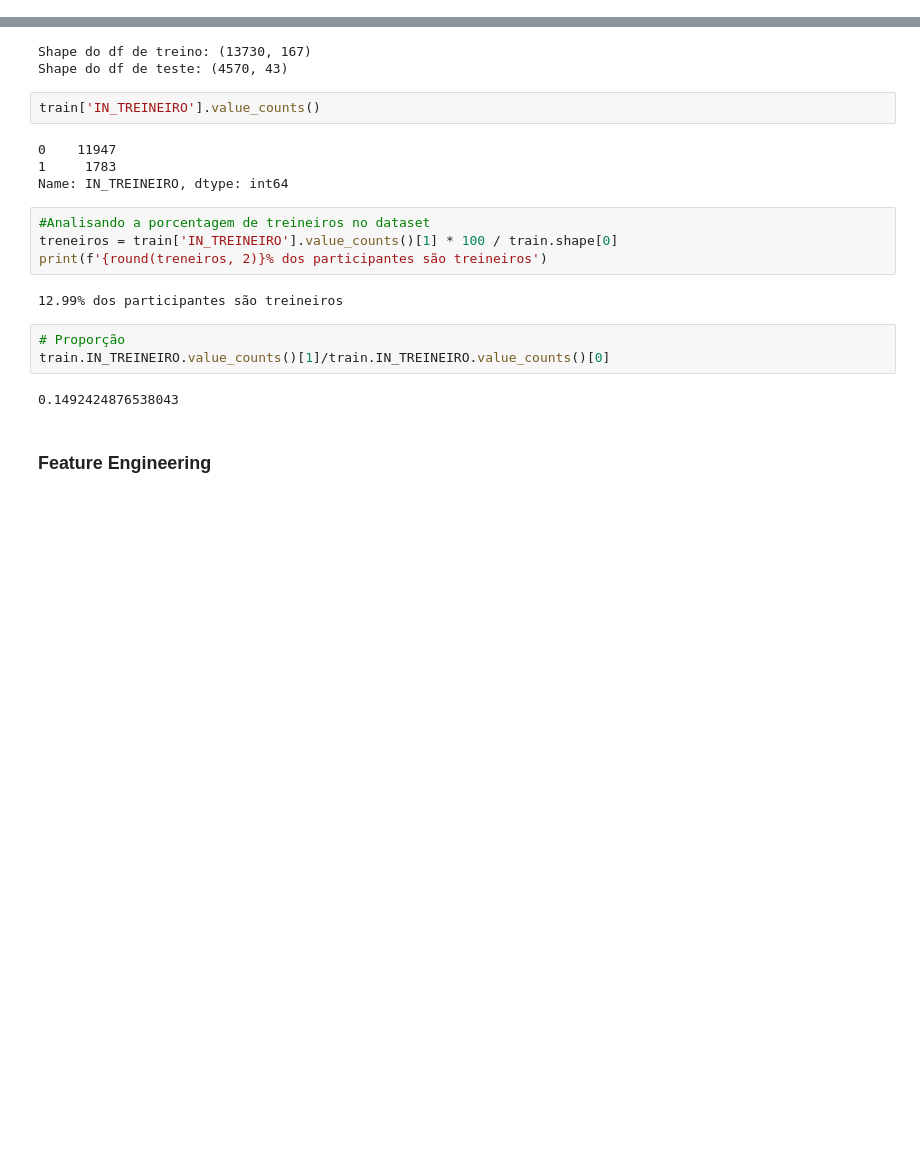
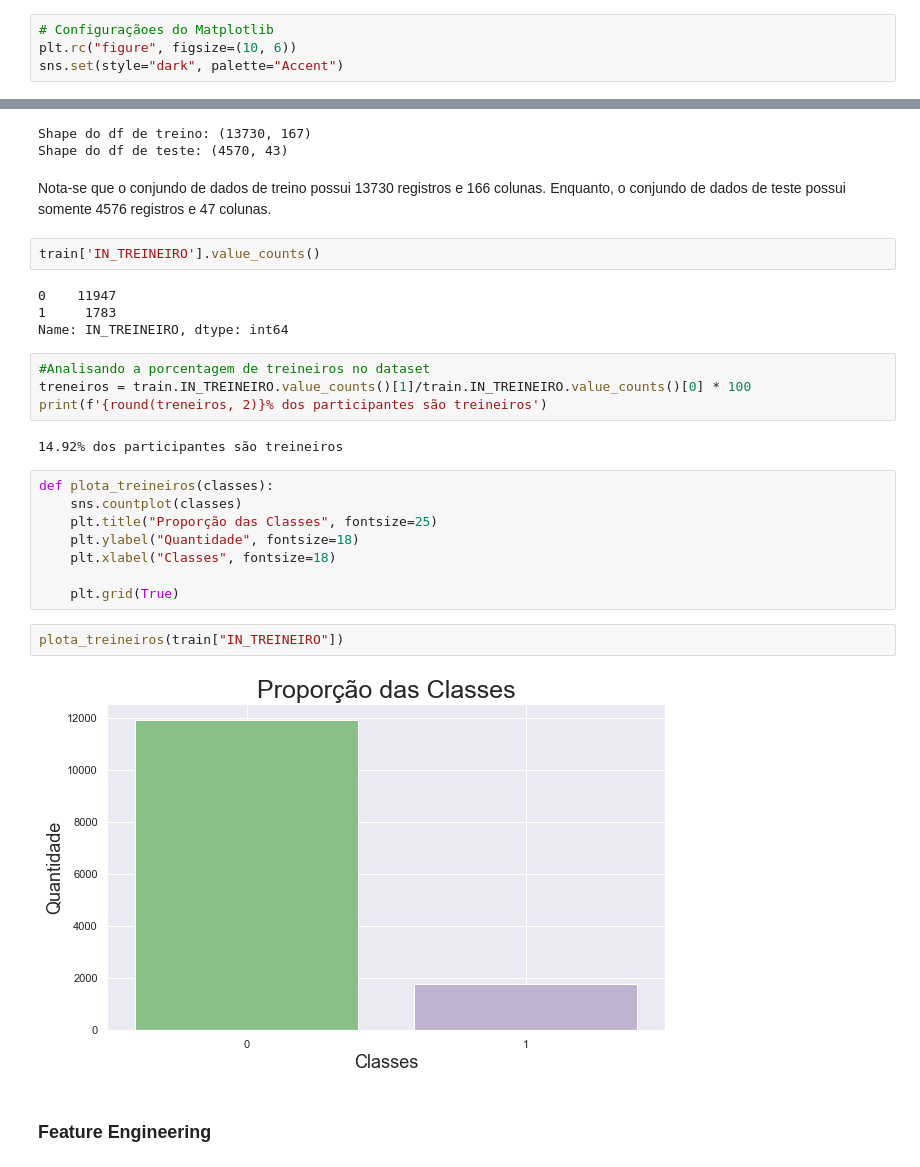
Before and after one commit to ivanferreirajr/aceleradev-ds, a Jupyter notebook: desafio-07/main.ipynb, the cells around one changed output, grey strips where cells are left out. Drawn from its saved outputs; the diff is of its cells as text; blank space fills up the shorter version.

```diff
--- a/desafio-07/main.ipynb
+++ b/desafio-07/main.ipynb
@@ -14,4 +22,8 @@ from sklearn.linear_model import LogisticRegression
 from sklearn.ensemble import RandomForestClassifier
+# %%
+# Configuraçãoes do Matplotlib
+plt.rc("figure", figsize=(10, 6))
+sns.set(style="dark", palette="Accent")
 # %%
 train = pd.read_csv('train.csv')
 test = pd.read_csv('test.csv')
@@ -46,6 +58,8 @@ print(f'Shape do df de treino: {train.shape}\nShape do df de teste: {test.shape}
 # %% [output]
 Shape do df de treino: (13730, 167)
 Shape do df de teste: (4570, 43)
+# %% [markdown]
+Nota-se que o conjundo de dados de treino possui 13730 registros e 166 colunas. Enquanto, o conjundo de dados de teste possui somente 4576 registros e 47 colunas.
 # %%
 train['IN_TREINEIRO'].value_counts()
 # %% [output]
@@ -54,15 +68,22 @@ train['IN_TREINEIRO'].value_counts()
 Name: IN_TREINEIRO, dtype: int64
 # %%
 #Analisando a porcentagem de treineiros no dataset
-treneiros = train['IN_TREINEIRO'].value_counts()[1] * 100 / train.shape[0]
+treneiros = train.IN_TREINEIRO.value_counts()[1]/train.IN_TREINEIRO.value_counts()[0] * 100
 print(f'{round(treneiros, 2)}% dos participantes são treineiros')
 # %% [output]
-12.99% dos participantes são treineiros
+14.92% dos participantes são treineiros
-# %%
-# Proporção
-train.IN_TREINEIRO.value_counts()[1]/train.IN_TREINEIRO.value_counts()[0]
-# %% [output]
-0.1492424876538043
+# %%
+def plota_treineiros(classes):
+    sns.countplot(classes)
+    plt.title("Proporção das Classes", fontsize=25)
+    plt.ylabel("Quantidade", fontsize=18)
+    plt.xlabel("Classes", fontsize=18)
+
+    plt.grid(True)
+# %%
+plota_treineiros(train["IN_TREINEIRO"])
+# %% [output]
+[figure, added]
 # %% [markdown]
 ### Feature Engineering
 # %%
```
Also changed, not shown: parts of 15 cells of this notebook, 1 other file.
